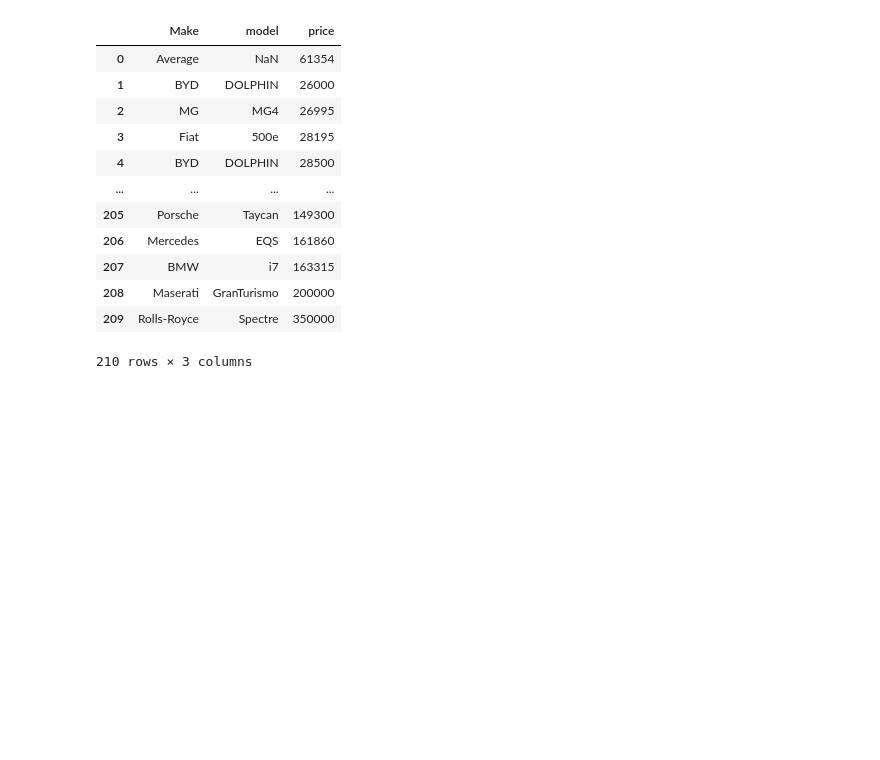
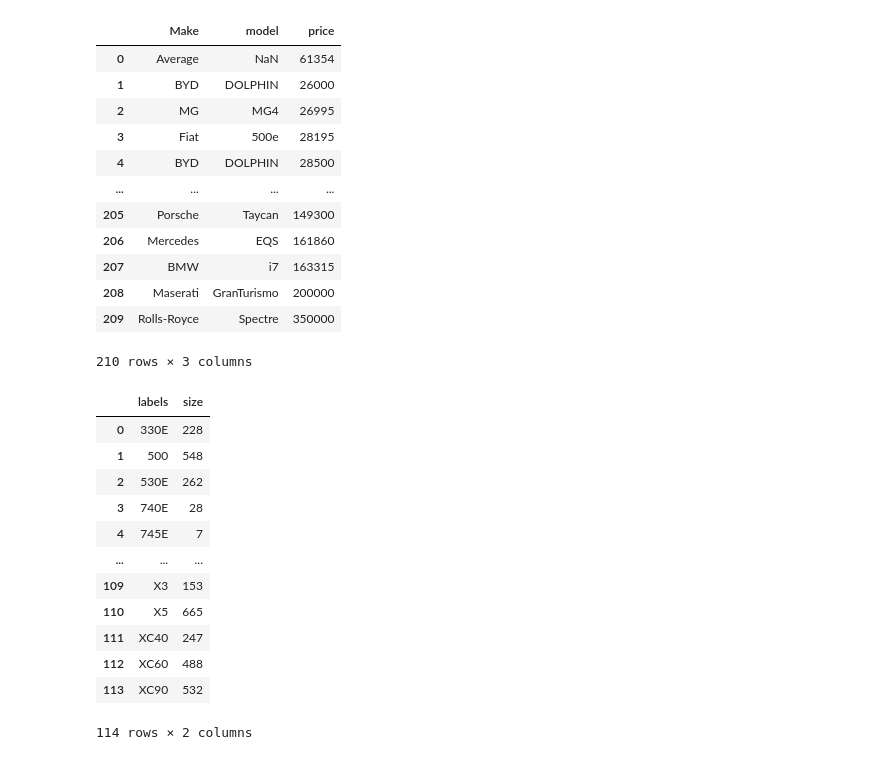
Before and after one commit to nicovilla23/Electrifying-Connecticut, a Jupyter notebook: ProjectF.ipynb, the cells around one changed output. Saved outputs shown, nothing was run; the diff lists cells and outputs as text; code cells hidden in the pictures; blank space fills up the shorter version.

```diff
--- a/ProjectF.ipynb
+++ b/ProjectF.ipynb
@@ -322,3 +322,22 @@ price
 | 208 | Maserati | GranTurismo | 200000 |
 | 209 | Rolls-Royce | Spectre | 350000 |
 210 rows × 3 columns
+# %%
+lep = cars.groupby('model')['city'].count()
+# %%
+lop = pd.DataFrame({'labels':lep.index,'size': lep.values})
+lop
+# %% [output]
+|  | labels | size |
+| 0 | 330E | 228 |
+| 1 | 500 | 548 |
+| 2 | 530E | 262 |
+| 3 | 740E | 28 |
+| 4 | 745E | 7 |
+| ... | ... | ... |
+| 109 | X3 | 153 |
+| 110 | X5 | 665 |
+| 111 | XC40 | 247 |
+| 112 | XC60 | 488 |
+| 113 | XC90 | 532 |
+114 rows × 2 columns
```
Also changed, not shown: parts of 6 cells of this notebook, 9 other files.
